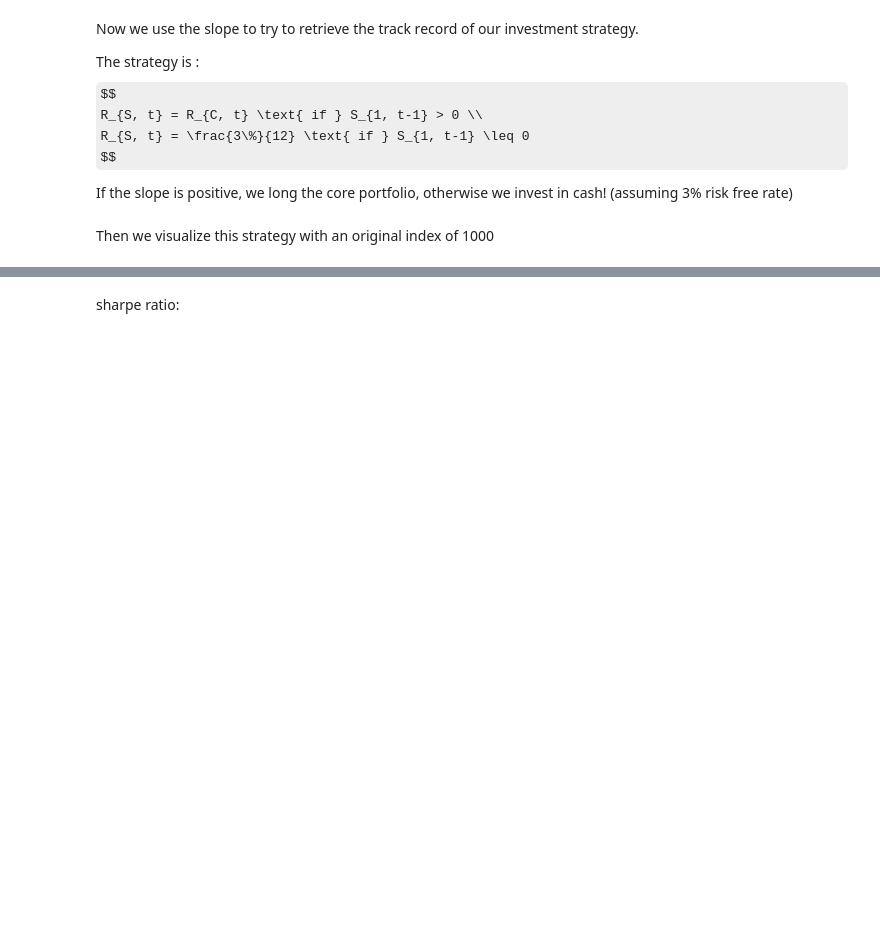
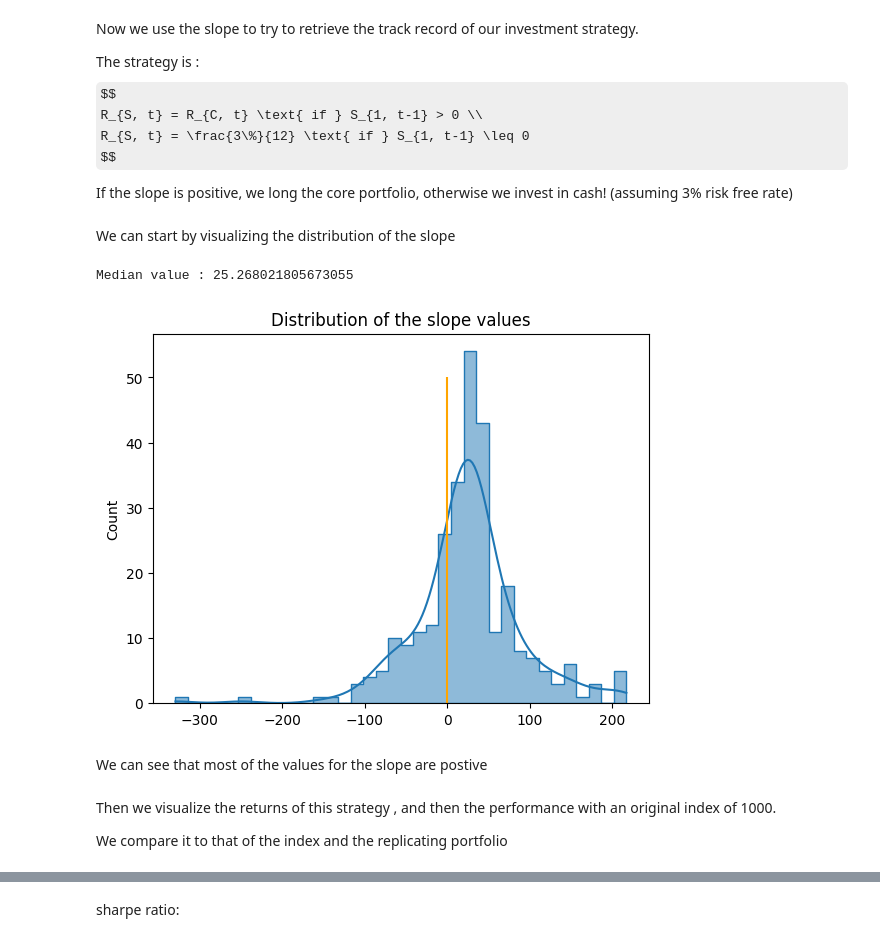
Before and after one commit to faunebl/core_equity_factors, a Jupyter notebook: src/main.ipynb, the cells around one changed output, grey strips where cells are left out. Saved outputs shown, nothing was run; the diff lists cells and outputs as text; code cells hidden in the pictures; some formulas as TeX source; blank space fills up the shorter version.

```diff
--- a/src/main.ipynb
+++ b/src/main.ipynb
@@ -653,6 +656,18 @@ $$
 $$
 
 If the slope is positive, we long the core portfolio, otherwise we invest in cash! (assuming 3% risk free rate)
+# %% [markdown]
+We can start by visualizing the distribution of the slope
+# %%
+sns.histplot(slope, element='step', kde=True)
+plt.title('Distribution of the slope values')
+plt.vlines(0, 0,50, colors='orange')
+print(f"Median value : {np.percentile(slope, 50)}")
+# %% [output]
+Median value : 25.268021805673055
+[figure, added]
+# %% [markdown]
+We can see that most of the values for the slope are postive
 # %%
 strat = (
     data
@@ -665,7 +681,9 @@ strat = (
     )
 )
 # %% [markdown]
-Then we visualize this strategy with an original index of 1000
+Then we visualize the returns of this strategy , and then the performance with an original index of 1000.
+
+We compare it to that of the index and the replicating portfolio
 # %%
 plt.figure(figsize=(16,6))
 sns.lineplot(strat.select('date', 'strat', 'replicating_ptf', 'index').to_pandas().set_index('date'))
```
Also changed, not shown: parts of 24 cells of this notebook.
